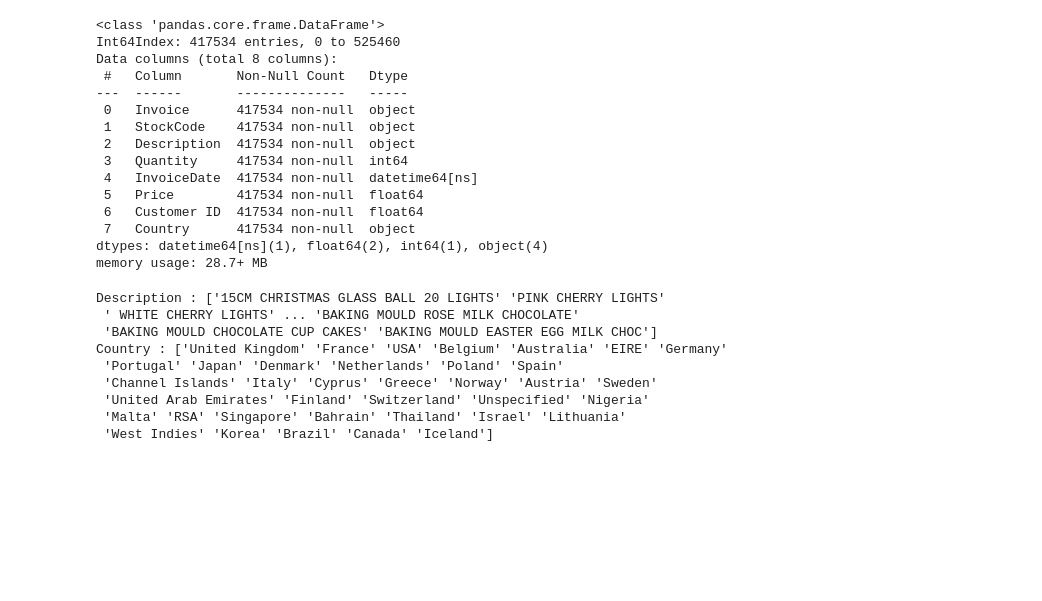
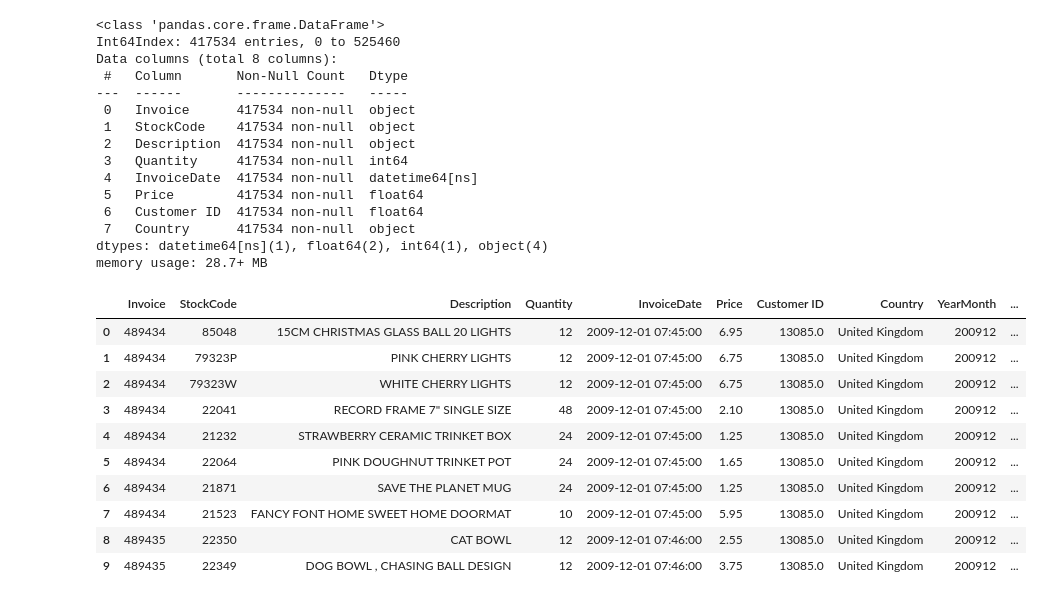
Before and after one commit to ShivaG3D/data606_Shiva, a Jupyter notebook: EDA_Online_DataSet.ipynb, the cells around one changed output. Cells and saved outputs as stored; diff of their text form; code cells hidden in the pictures; blank space fills up the shorter version.

```diff
--- a/EDA_Online_DataSet.ipynb
+++ b/EDA_Online_DataSet.ipynb
@@ -84,16 +82,20 @@ Data columns (total 8 columns):
 dtypes: datetime64[ns](1), float64(2), int64(1), object(4)
 memory usage: 28.7+ MB
 # %%
-col1 = ['Description','Country']
-for col in col1:
-    print('{} : {}'.format(col,onlineRetail[col].unique()))
+onlineRetail['InvoiceDate'] = pd.to_datetime(onlineRetail['InvoiceDate'])
-# %% [output]
-Description : ['15CM CHRISTMAS GLASS BALL 20 LIGHTS' 'PINK CHERRY LIGHTS'
- ' WHITE CHERRY LIGHTS' ... 'BAKING MOULD ROSE MILK CHOCOLATE'
- 'BAKING MOULD CHOCOLATE CUP CAKES' 'BAKING MOULD EASTER EGG MILK CHOC']
-Country : ['United Kingdom' 'France' 'USA' 'Belgium' 'Australia' 'EIRE' 'Germany'
- 'Portugal' 'Japan' 'Denmark' 'Netherlands' 'Poland' 'Spain'
- 'Channel Islands' 'Italy' 'Cyprus' 'Greece' 'Norway' 'Austria' 'Sweden'
- 'United Arab Emirates' 'Finland' 'Switzerland' 'Unspecified' 'Nigeria'
- 'Malta' 'RSA' 'Singapore' 'Bahrain' 'Thailand' 'Israel' 'Lithuania'
- 'West Indies' 'Korea' 'Brazil' 'Canada' 'Iceland']
+# %%
+onlineRetail['YearMonth'] = onlineRetail['InvoiceDate'].map(lambda date: 100*date.year + date.month)
+onlineRetail['Mon_Year'] = onlineRetail['InvoiceDate'].dt.strftime('%b-%Y')
+onlineRetail.head(10)
+# %% [output]
+|  | Invoice | StockCode | Description | Quantity | InvoiceDate | Price | Customer ID | Country | YearMonth | ... |
+| 0 | 489434 | 85048 | 15CM CHRISTMAS GLASS BALL 20 LIGHTS | 12 | 2009-12-01 07:45:00 | 6.95 | 13085.0 | United Kingdom | 200912 | ... |
+| 1 | 489434 | 79323P | PINK CHERRY LIGHTS | 12 | 2009-12-01 07:45:00 | 6.75 | 13085.0 | United Kingdom | 200912 | ... |
+| 2 | 489434 | 79323W | WHITE CHERRY LIGHTS | 12 | 2009-12-01 07:45:00 | 6.75 | 13085.0 | United Kingdom | 200912 | ... |
+| 3 | 489434 | 22041 | RECORD FRAME 7" SINGLE SIZE | 48 | 2009-12-01 07:45:00 | 2.10 | 13085.0 | United Kingdom | 200912 | ... |
+| 4 | 489434 | 21232 | STRAWBERRY CERAMIC TRINKET BOX | 24 | 2009-12-01 07:45:00 | 1.25 | 13085.0 | United Kingdom | 200912 | ... |
+| 5 | 489434 | 22064 | PINK DOUGHNUT TRINKET POT | 24 | 2009-12-01 07:45:00 | 1.65 | 13085.0 | United Kingdom | 200912 | ... |
+| 6 | 489434 | 21871 | SAVE THE PLANET MUG | 24 | 2009-12-01 07:45:00 | 1.25 | 13085.0 | United Kingdom | 200912 | ... |
+| 7 | 489434 | 21523 | FANCY FONT HOME SWEET HOME DOORMAT | 10 | 2009-12-01 07:45:00 | 5.95 | 13085.0 | United Kingdom | 200912 | ... |
+| 8 | 489435 | 22350 | CAT BOWL | 12 | 2009-12-01 07:46:00 | 2.55 | 13085.0 | United Kingdom | 200912 | ... |
+| 9 | 489435 | 22349 | DOG BOWL , CHASING BALL DESIGN | 12 | 2009-12-01 07:46:00 | 3.75 | 13085.0 | United Kingdom | 200912 | ... |
```
Also changed, not shown: parts of 5 cells of this notebook, 2 other files.
